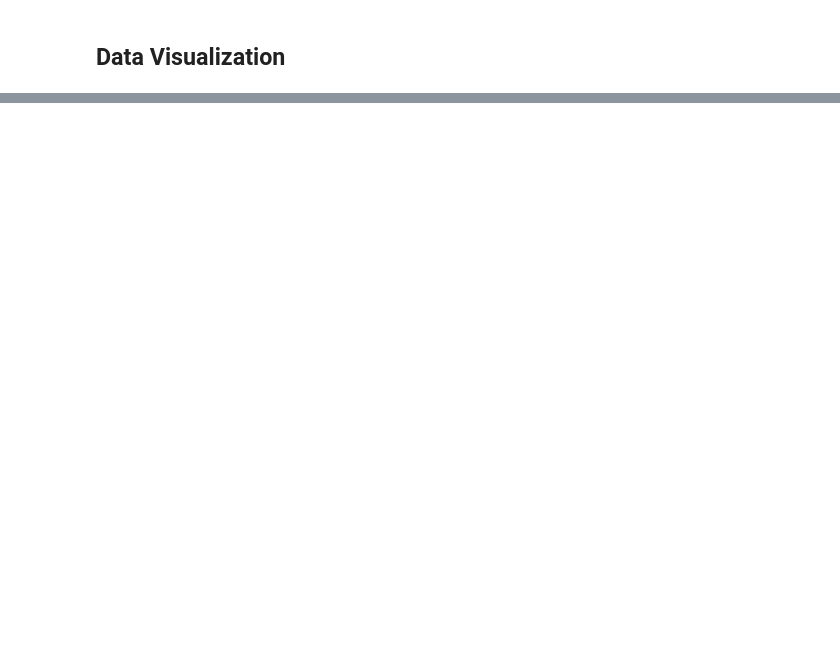
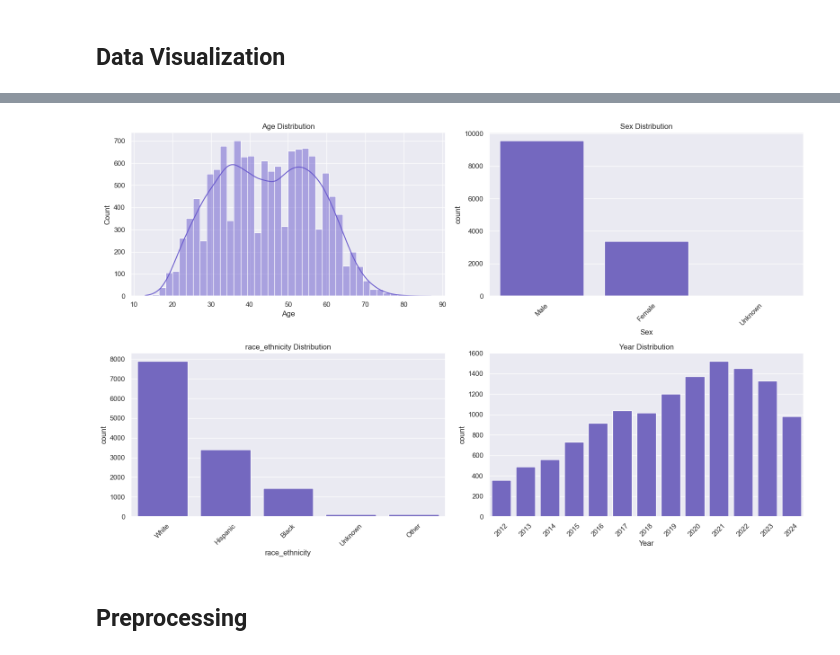
Before and after one commit to Sarah-Eden/drug-related-mortality-clustering, a Jupyter notebook: drug-related-mortality-clustering.ipynb, the cells around one changed output, grey strips where cells are left out. Cells and saved outputs as stored; diff of their text form; code cells hidden in the pictures; blank space fills up the shorter version.

```diff
--- a/drug-related-mortality-clustering.ipynb
+++ b/drug-related-mortality-clustering.ipynb
@@ -512,0 +616,19 @@ drug_cols = list(df_clean.columns[25:42]) + ['Buprenorphine', 'PCP']
+# %%
+fig, axes = plt.subplots(2, 2, figsize=(16, 10))
+axes = axes.flatten()
+
+for i, col in enumerate(demographics_cols):
+    if col == 'Age':
+        sns.histplot(df_clean[col].dropna(), kde=True, ax=axes[i], color='slateblue')
+    else:
+        order = sorted(df_clean[col].unique()) if col == 'Year' else df_clean[col].value_counts().index
+        sns.countplot(data=df_clean, x=col, order=order, ax=axes[i], color='slateblue')
+        axes[i].tick_params(axis='x', rotation=45)
+    axes[i].set(title=f'{col} Distribution')
+
+plt.tight_layout()
+plt.show()
+# %% [output]
+[figure, added]
+# %% [markdown]
+## Preprocessing
```
Also changed, not shown: parts of 48 cells of this notebook, 2 other files.
